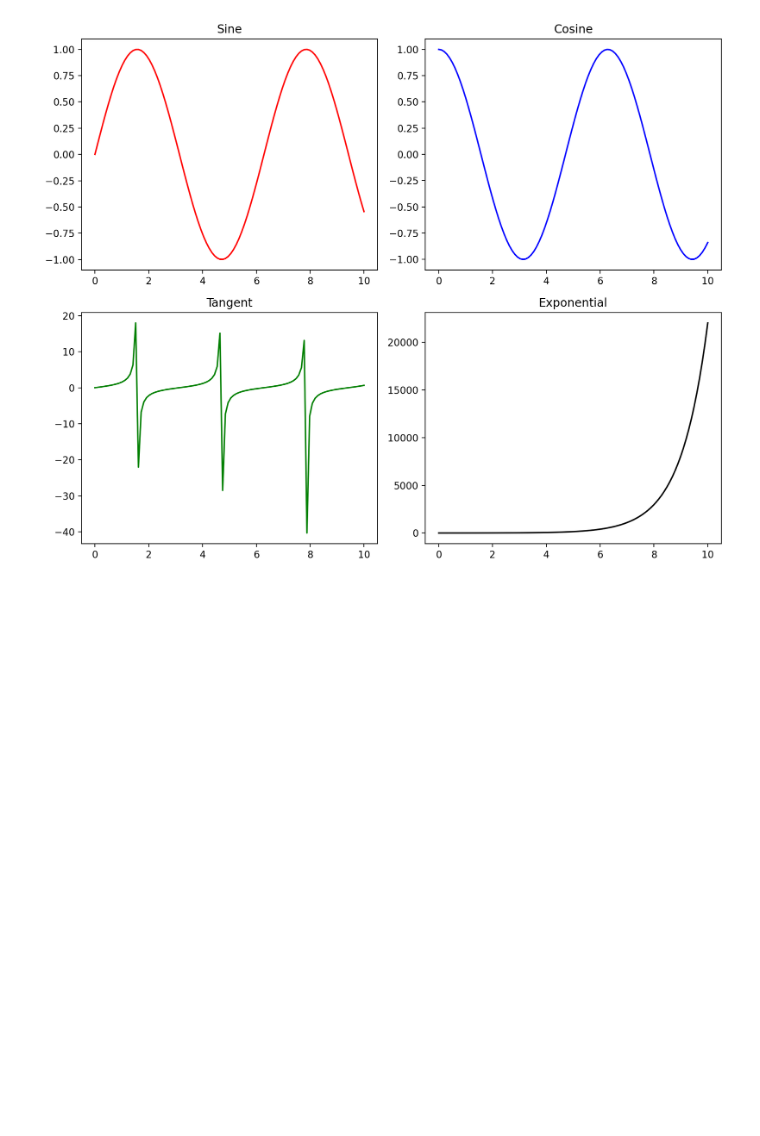
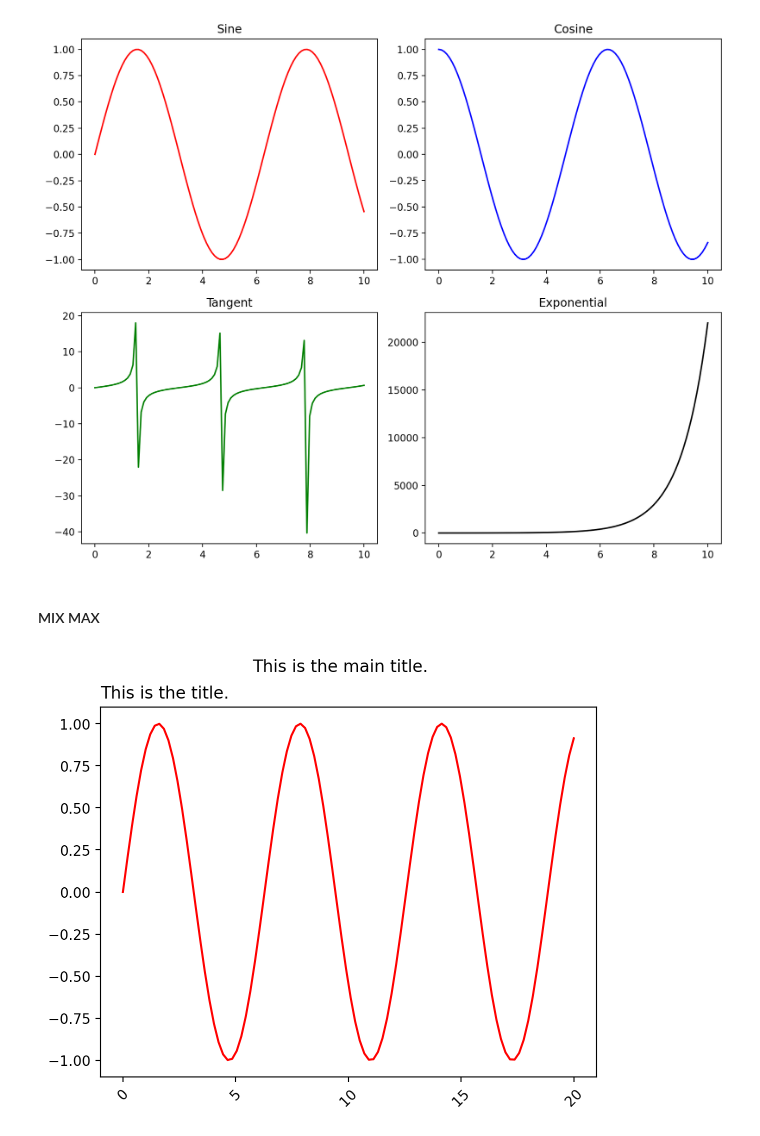
Before and after one commit to R4j4n/Semester2, a Jupyter notebook: 103/matplotlibCheatSheet.ipynb, the cells around one changed output. Saved outputs shown, nothing was run; the diff lists cells and outputs as text; code cells hidden in the pictures; blank space fills up the shorter version.

```diff
--- a/103/matplotlibCheatSheet.ipynb
+++ b/103/matplotlibCheatSheet.ipynb
@@ -233,3 +242,24 @@ plt.tight_layout()
 plt.show()
 # %% [output]
 [figure]
+# %% [markdown]
+#### MIX MAX
+# %%
+x = np.linspace(0, 20, 100)
+y1 = np.sin(x)
+
+plt.plot(x, y1, 'r')
+plt.suptitle("This is the main title.") # no location
+
+plt.title("This is the title.",loc="left")
+
+plt.xticks(np.arange(0, 21, 5), rotation = 45)  # Set x-ticks at intervals of 5
+
+plt.show()
+
+
+##### Bonus remove borders
+# ax.spines["right"].set_visible(False)
+# ax.spines["top"].set_visible(False)
+# %% [output]
+[figure, added]
```
Also changed, not shown: parts of 1 cell of this notebook, 4 other files.
